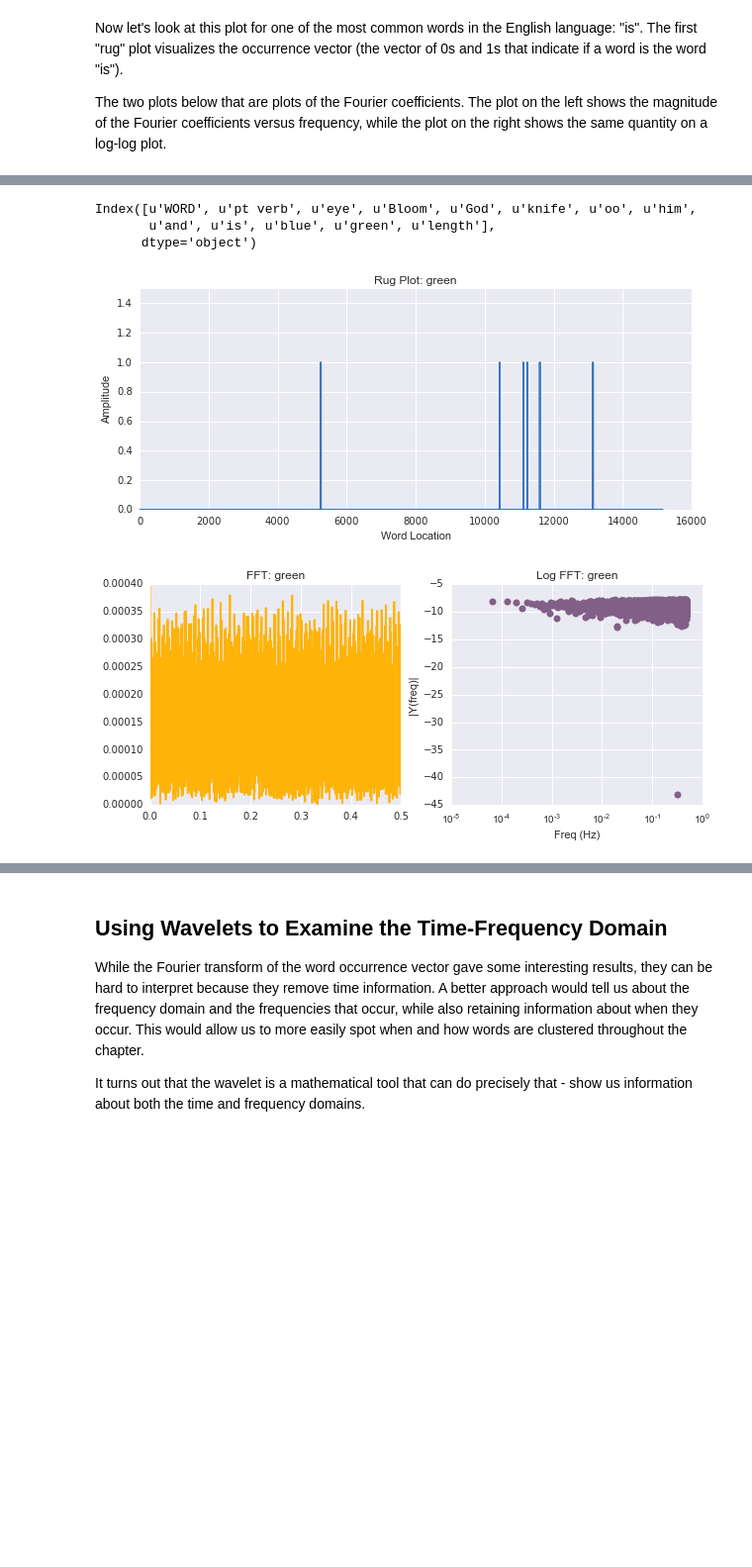
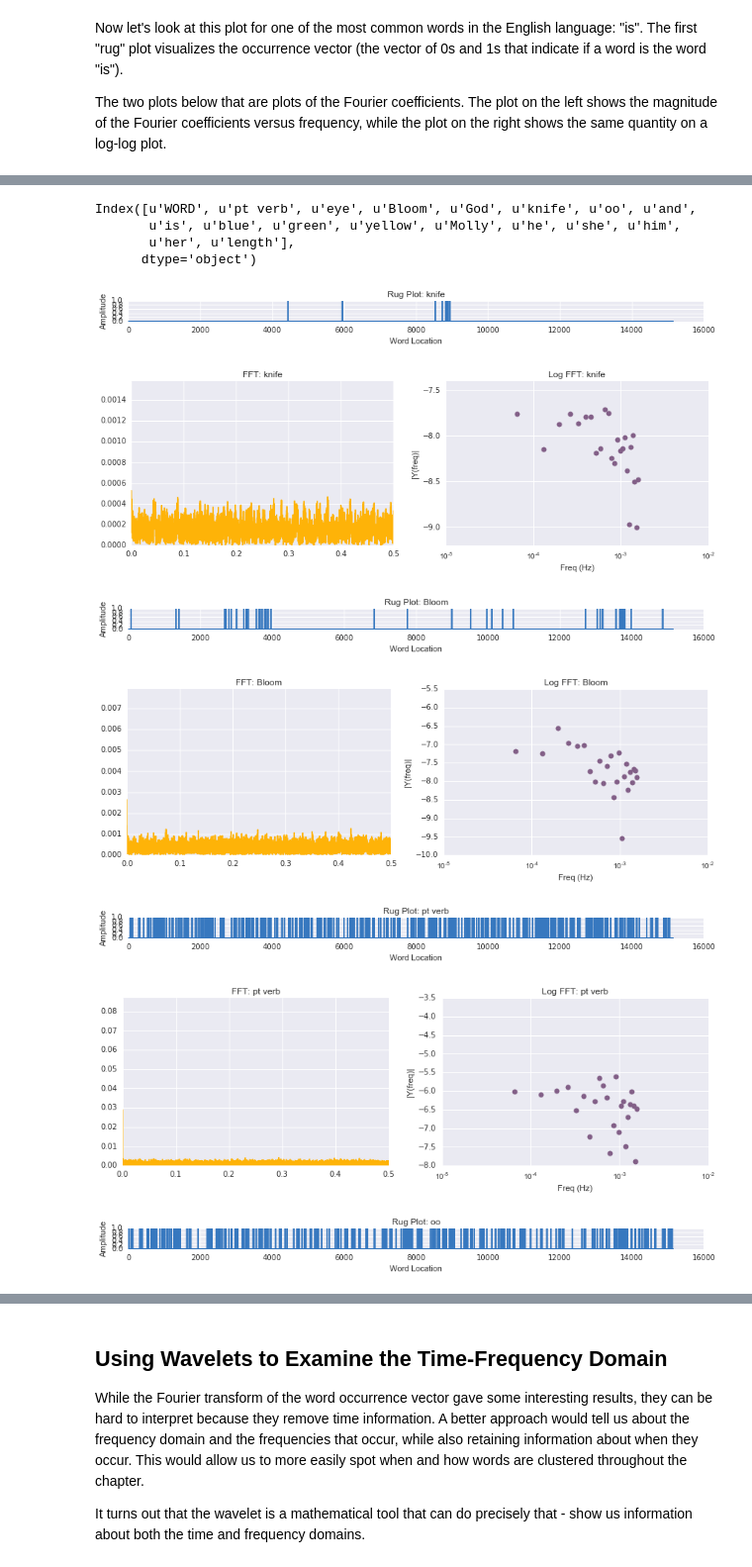
Before and after one commit to charlesreid1/rejoyce, a Jupyter notebook: Lestrygonians Part 3.ipynb, the cells around one changed output, grey strips where cells are left out. Shown at 99% size. Drawn from its saved outputs; the diff is of its cells as text; code cells hidden in the pictures; blank space fills up the shorter version.

```diff
--- a/Lestrygonians Part 3.ipynb
+++ b/Lestrygonians Part 3.ipynb
@@ -136,19 +143,19 @@ def fft_plots(key,words_df):
     # Make a rug plot:
     # 0 where it is not the key word
     # 1 where it is the key word
-    fig = figure(figsize=(10,4))
+    fig = figure(figsize=(14,0.5))
 
     ax1 = fig.add_subplot(111)
 
     ax1.plot(t,y,color=colors[0])
     ax1.set_xlabel('Word Location')
     ax1.set_ylabel('Amplitude')
-    ax1.set_ylim([0,1.5])
+    ax1.set_ylim([0,1])
     ax1.set_title('Rug Plot: '+str(key))
 
     # Make a freq domain plot:
     # FFT magnitude vs Frequency
-    fig = figure(figsize=(10,4))
+    fig = figure(figsize=(14,4))
 
     ax1 = fig.add_subplot(121)
     ax2 = fig.add_subplot(122)
@@ -156,9 +163,10 @@ def fft_plots(key,words_df):
     ax1.plot(frq, abs(Y), color=colors[1]) # plotting the spectrum
     ax2.set_xlabel('Freq (Hz)')
     ax2.set_ylabel('|Y(freq)|')
+    ax1.set_ylim([0, 3*Y.max() ])
     ax1.set_title('FFT: '+str(key))
 
-    ax2.semilogx(frq, log(abs(Y)), 'o', color=colors[3]) # plotting the spectrum
+    ax2.semilogx(frq[:25], log(abs(Y[:25])), 'o', color=colors[3]) # plotting the spectrum
     ax2.set_xlabel('Freq (Hz)')
     ax2.set_ylabel('|Y(freq)|')
     ax2.set_title('Log FFT: '+str(key))
@@ -174,9 +182,18 @@ fft_plots('is',wdf)
 # %%
 print wdf.columns
-fft_plots('green',wdf)
+fft_plots('knife',wdf)
+fft_plots('Bloom',wdf)
+fft_plots('pt verb',wdf)
+fft_plots('oo',wdf)
 # %% [output]
-Index([u'WORD', u'pt verb', u'eye', u'Bloom', u'God', u'knife', u'oo', u'him',
-       u'and', u'is', u'blue', u'green', u'length'],
+Index([u'WORD', u'pt verb', u'eye', u'Bloom', u'God', u'knife', u'oo', u'and',
+       u'is', u'blue', u'green', u'yellow', u'Molly', u'he', u'she', u'him',
+       u'her', u'length'],
       dtype='object')
-[figure, old version]
+[figure, new version]
-[figure, old version]
+[figure, new version]
+[figure, added]
+[figure, added]
+[figure, added]
+[figure, added]
+[figure, added]
```
Also changed, not shown: parts of 11 cells of this notebook, 1 other file.
